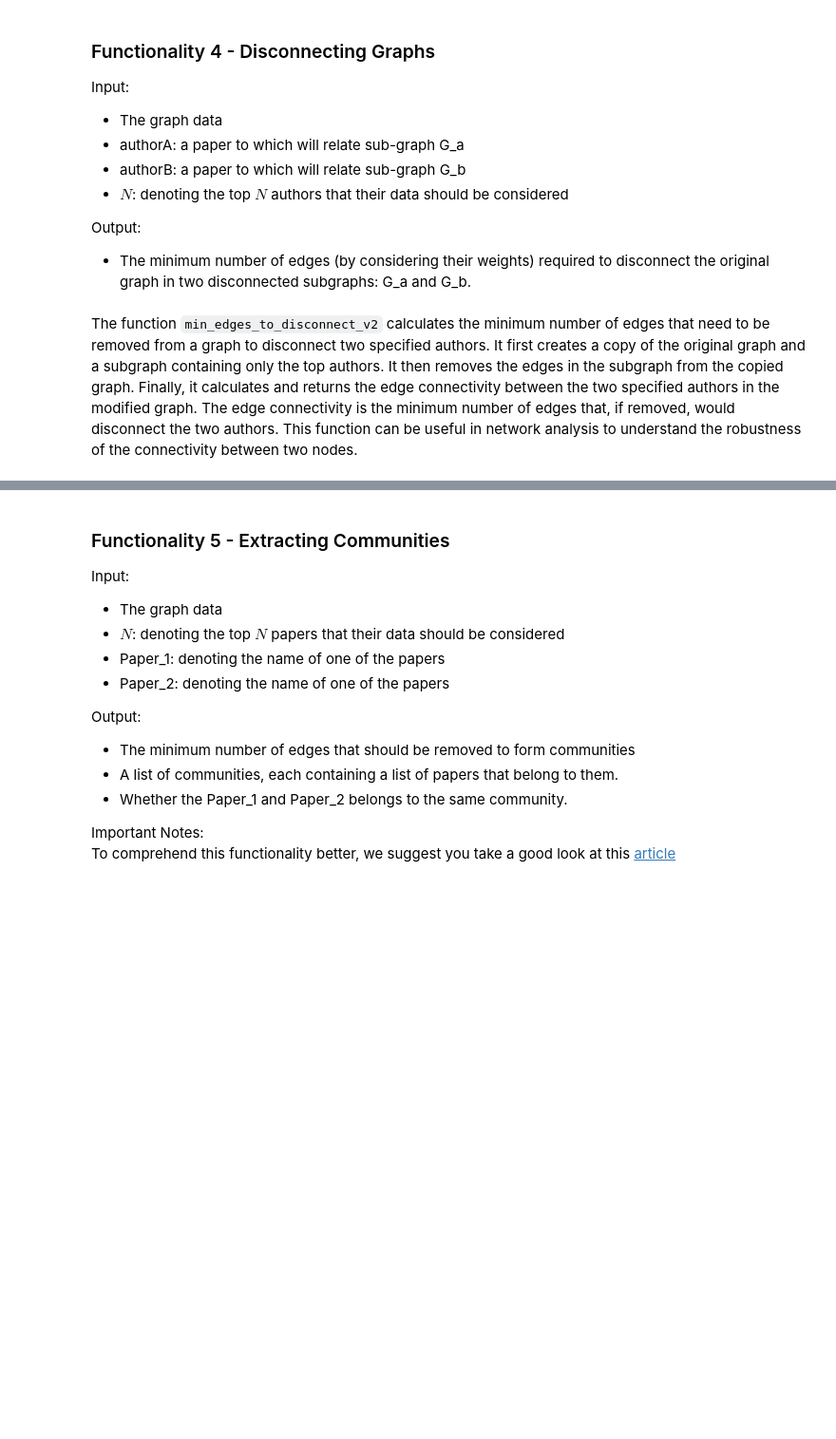
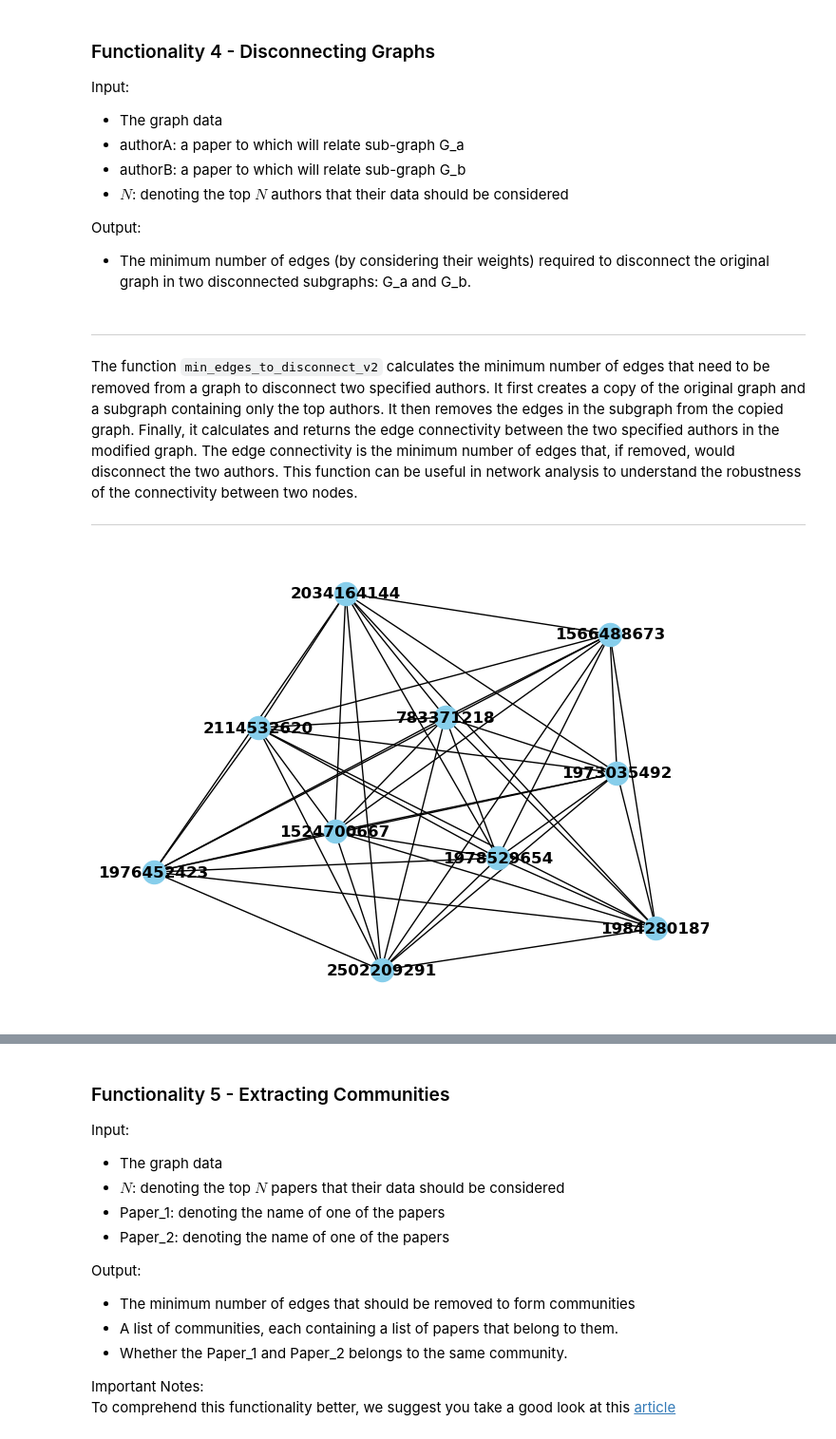
Before and after one commit to LorenzoPannacci/ADM-HW5, a Jupyter notebook: main.ipynb, the cells around one changed output, grey strips where cells are left out. Shown at 95% size. Drawn from its saved outputs; the diff is of its cells as text; code cells hidden in the pictures; blank space fills up the shorter version.

Commit message:
finalized functionality 3

```diff
--- a/main.ipynb
+++ b/main.ipynb
@@ -159,7 +163,7 @@ if preprocess_and_build == True and not small_csv_exist:
 
     # select the desired columns to keep
     # split_name is the name of the split file where the row comes from
-    cols = ['id', 'n_citation', 'references', 'authors', 'split_name']
+    cols = ['id', 'n_citation', 'references', 'split_name']
 
     # an empty dataframe to store the data
     df_small = pd.DataFrame(columns = cols)
@@ -189,6 +193,7 @@ if preprocess_and_build == True and not small_csv_exist:
     # set the id column as index
     df_small.set_index('id', inplace=True)
 
+
     print(f"There are {len(df_small)} papers in the whole dataset")
 
     # save the df_small dataset to file for later use
@@ -479,2 +505,0 @@ Since it will be needed later we add as informations in each edge the list of th
-# %%
-G_collaboration = pickle.load(open('graphs/collaboration-graph.pickle', 'rb'))
@@ -790,0 +825,2 @@ functionality.shortest_ordered_walk(G_collaboration, [1984280187, 1566488673], 2
+# %%
+functionality = reload(functionality)
@@ -824,2 +916,12 @@ from functionality import min_edges_to_disconnect_v2
 # %% [markdown]
+---
+
 The function `min_edges_to_disconnect_v2` calculates the minimum number of edges that need to be removed from a graph to disconnect two specified authors. It first creates a copy of the original graph and a subgraph containing only the top authors. It then removes the edges in the subgraph from the copied graph. Finally, it calculates and returns the edge connectivity between the two specified authors in the modified graph. The edge connectivity is the minimum number of edges that, if removed, would disconnect the two authors. This function can be useful in network analysis to understand the robustness of the connectivity between two nodes.
+
+---
+# %%
+subgraph = functionality.create_subgraph(G_collaboration, 10)
+# %%
+nx.draw(subgraph, with_labels=True, node_color='skyblue', font_weight='bold')
+# %% [output]
+[figure, added]
```
Also changed, not shown: parts of 23 cells of this notebook, 3 other files.
